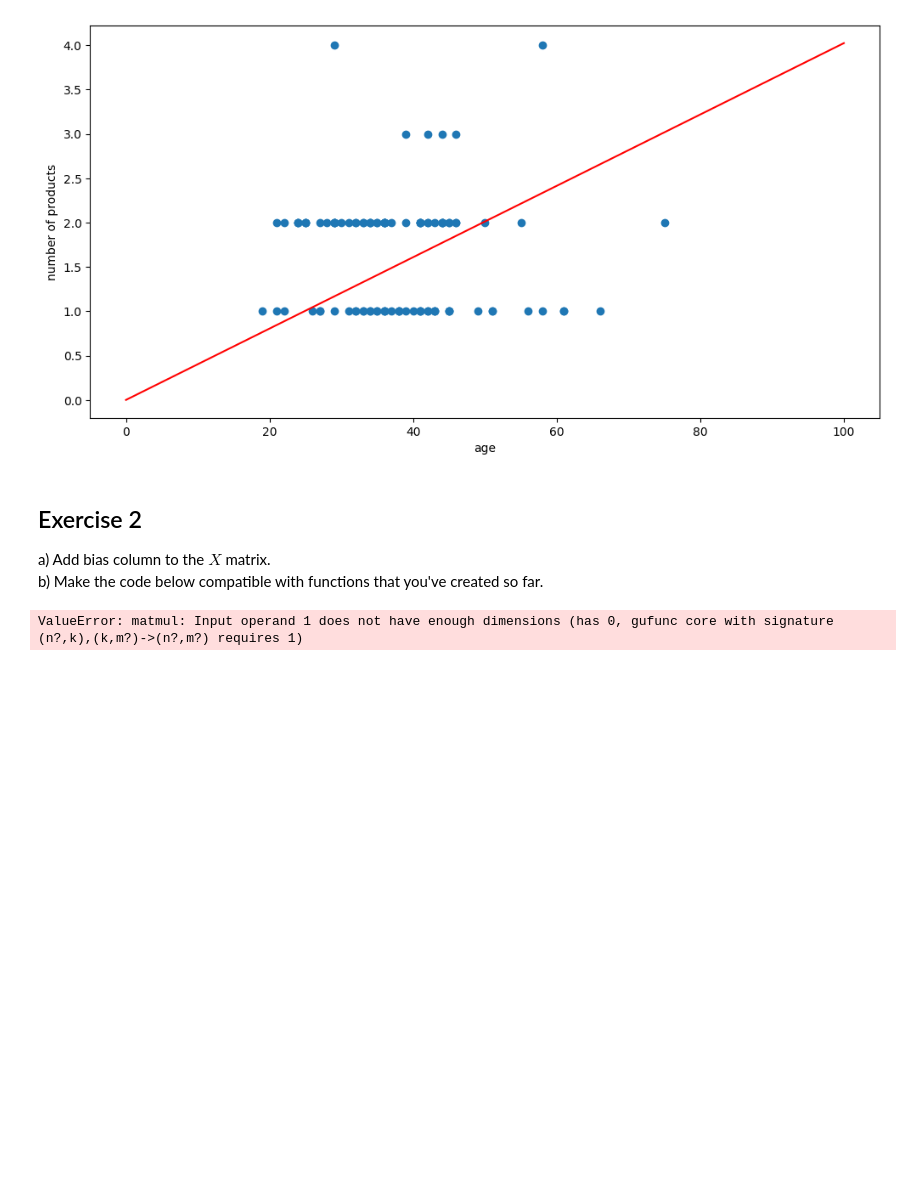
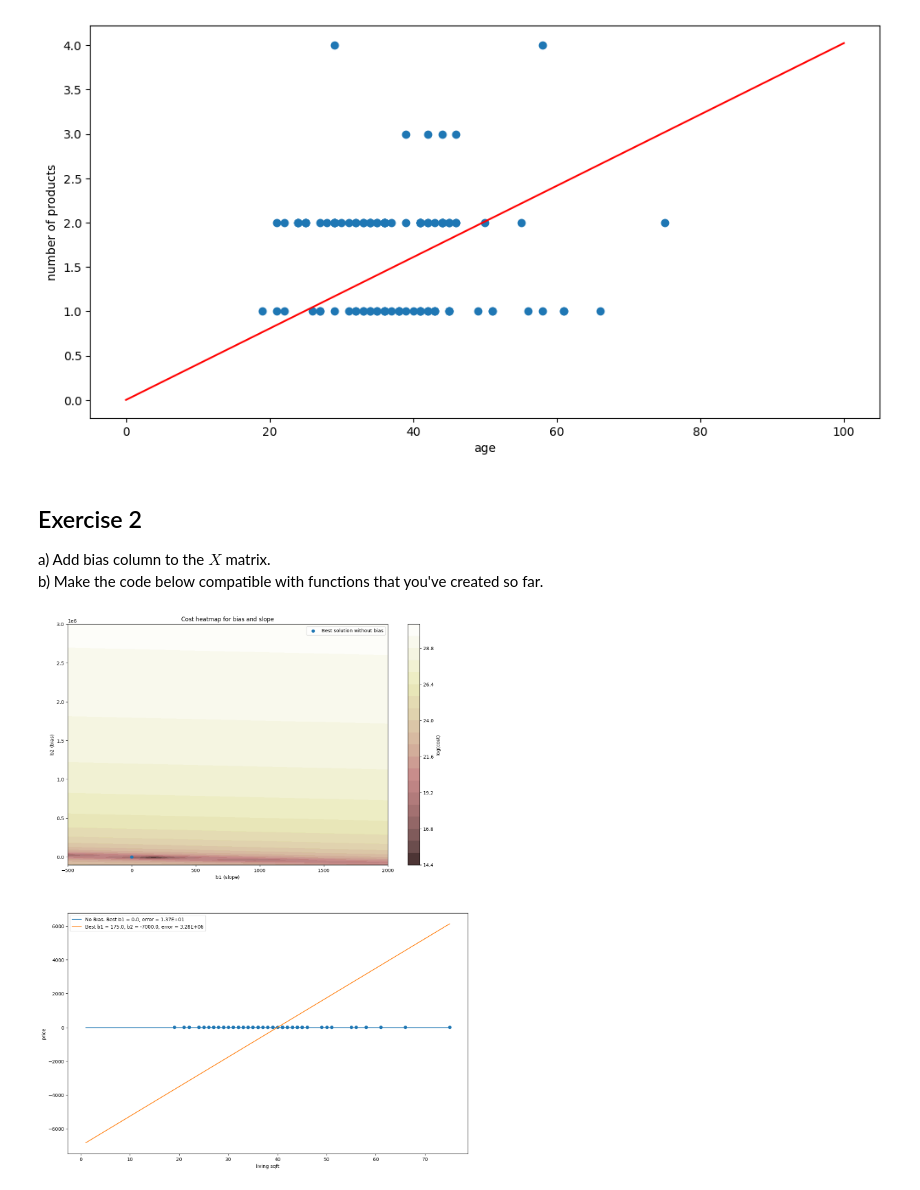
Before and after one commit to DominikaMaciag/DataAnalytics, a Jupyter notebook: Assignment optional 2-3/Untitled.ipynb, the cells around one changed output. Cells and saved outputs as stored; diff of their text form; code cells hidden in the pictures; blank space fills up the shorter version.

```diff
--- a/Assignment optional 2-3/Untitled.ipynb
+++ b/Assignment optional 2-3/Untitled.ipynb
@@ -359,11 +381,12 @@ b) Make the code below compatible with functions that you've created so far.
 X = np.c_[X,np.ones((100,1))]
 # print(X)
 # %%
-y_shifted = y+1e6
+# y_shifted = y+1e6
+y_shifted = y+2
 
 #No Bias Part
 b_arr = [np.array(b1) for b1 in np.linspace(-1000, 1000, num=2001)]
-cost_arr = [cost(predict(b, X[:,0]), y_shifted) for b in b_arr]
+cost_arr = [cost(predict(np.array([[b]]), X[:,0][:,np.newaxis]), y_shifted) for b in b_arr]
 best_b1 = b_arr[np.argmin(cost_arr)]
 
 
@@ -387,31 +410,31 @@ plt.title("Cost heatmap for bias and slope")
 
 plt.contourf(b_x, b_y, np.log(cost_arr_2d), 20, alpha=0.9, cmap=cm.pink)
 cbar = plt.colorbar()
 plt.scatter(best_b1, 0, label = "Best solution without bias")
 cbar.ax.set_ylabel('log(cost)')
 plt.xlabel("b1 (slope)")
 plt.ylabel("b2 (bias)")
 plt.legend()
 
 plt.subplot(2,1,2)
 
 plt.scatter(X.T[0], y_shifted)
 plt.xlabel("living sqft")
 plt.ylabel("price")
 
 x_model = np.linspace(np.min(X), np.max(X), 1000)
 y_model = best_b1*x_model
 plt.plot(x_model, y_model, label='No Bias. Best b1 = {}, error = {:.2E}'.format(best_b1, cost_arr[np.argmin(cost_arr)]))
 
 best_b1_2d_ind, best_b2_2d_ind = np.unravel_index(cost_arr_2d.argmin(), cost_arr_2d.shape)
 best_b1 = b_x[best_b1_2d_ind,best_b2_2d_ind]
 best_b2 = b_y[best_b1_2d_ind,best_b2_2d_ind]
 
 y_model = best_b1*x_model + best_b2
 plt.plot(x_model, y_model, label='Best b1 = {}, b2 = {}, error = {:.2E}'.format(best_b1, best_b2, cost_arr_2d[best_b1_2d_ind,best_b2_2d_ind]))
 
 plt.legend()
 
 plt.show()
 # %% [output]
-ValueError: matmul: Input operand 1 does not have enough dimensions (has 0, gufunc core with signature (n?,k),(k,m?)->(n?,m?) requires 1)
+[figure, added]
```
Also changed, not shown: parts of 10 cells of this notebook, 3 other files.
